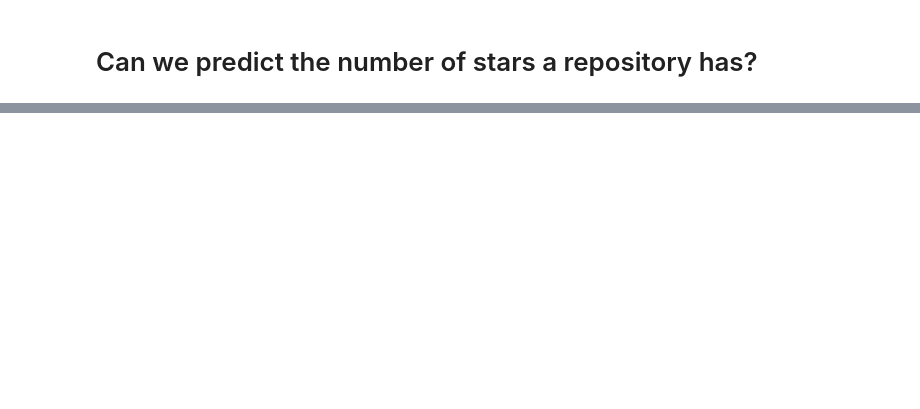
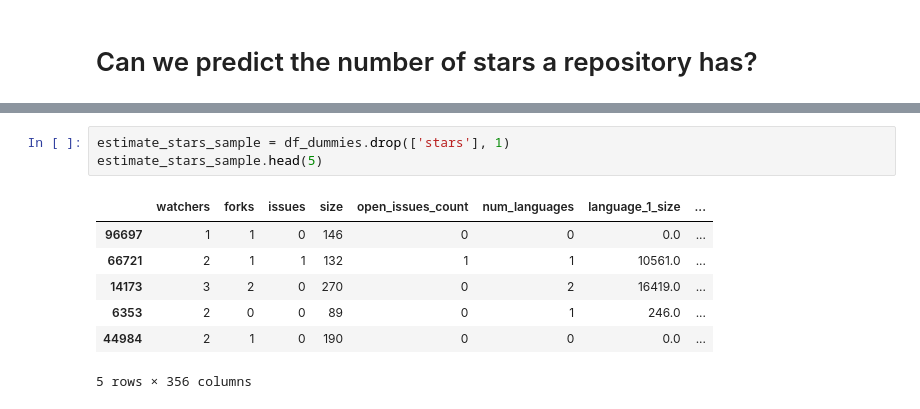
Before and after one commit to sean-smith/peregrine, a Jupyter notebook: GitHub_Analysis.ipynb, the cells around one changed output, grey strips where cells are left out. Saved outputs shown, nothing was run; the diff lists cells and outputs as text; blank space fills up the shorter version.

```diff
--- a/GitHub_Analysis.ipynb
+++ b/GitHub_Analysis.ipynb
@@ -231,0 +230,11 @@ df_dummies.head(3)
+# %%
+estimate_stars_sample = df_dummies.drop(['stars'], 1)
+estimate_stars_sample.head(5)
+# %% [output]
+|  | watchers | forks | issues | size | open_issues_count | num_languages | language_1_size | ... |
+| 96697 | 1 | 1 | 0 | 146 | 0 | 0 | 0.0 | ... |
+| 66721 | 2 | 1 | 1 | 132 | 1 | 1 | 10561.0 | ... |
+| 14173 | 3 | 2 | 0 | 270 | 0 | 2 | 16419.0 | ... |
+| 6353 | 2 | 0 | 0 | 89 | 0 | 1 | 246.0 | ... |
+| 44984 | 2 | 1 | 0 | 190 | 0 | 0 | 0.0 | ... |
+5 rows × 356 columns
```
Also changed, not shown: parts of 26 cells of this notebook.
